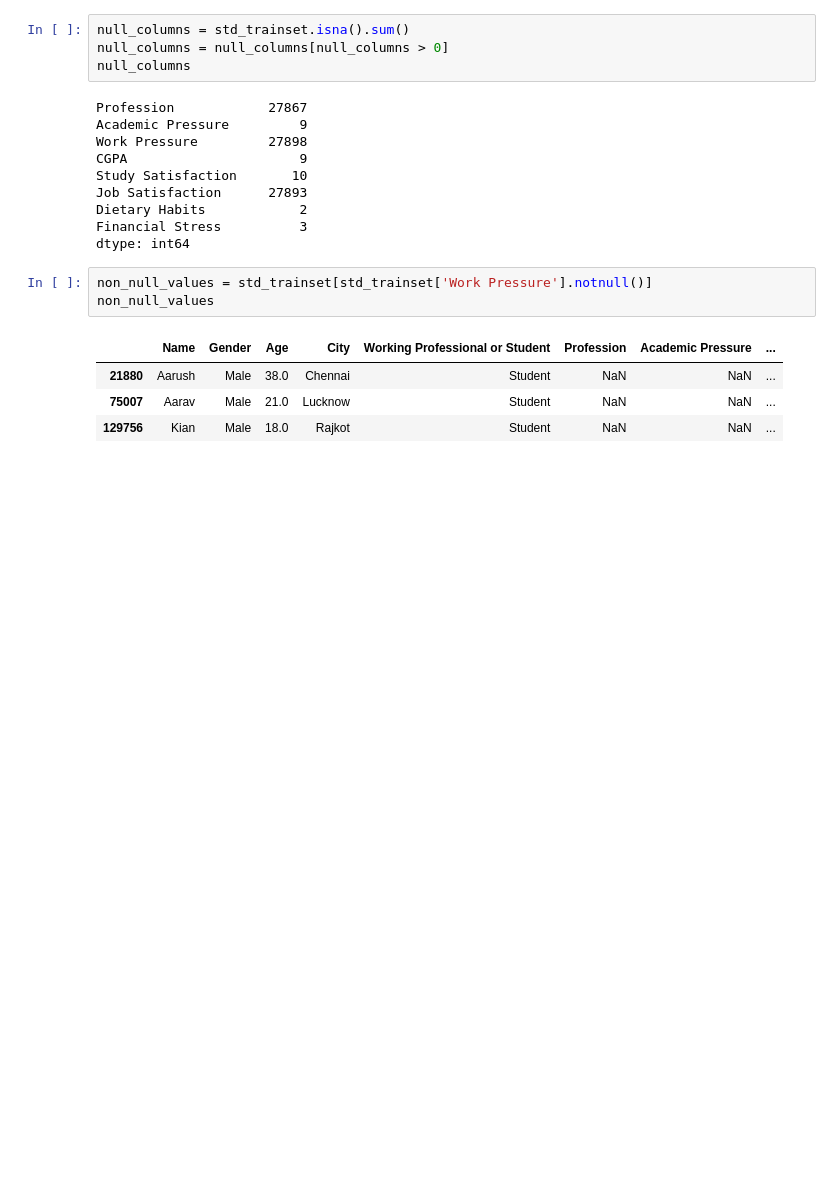
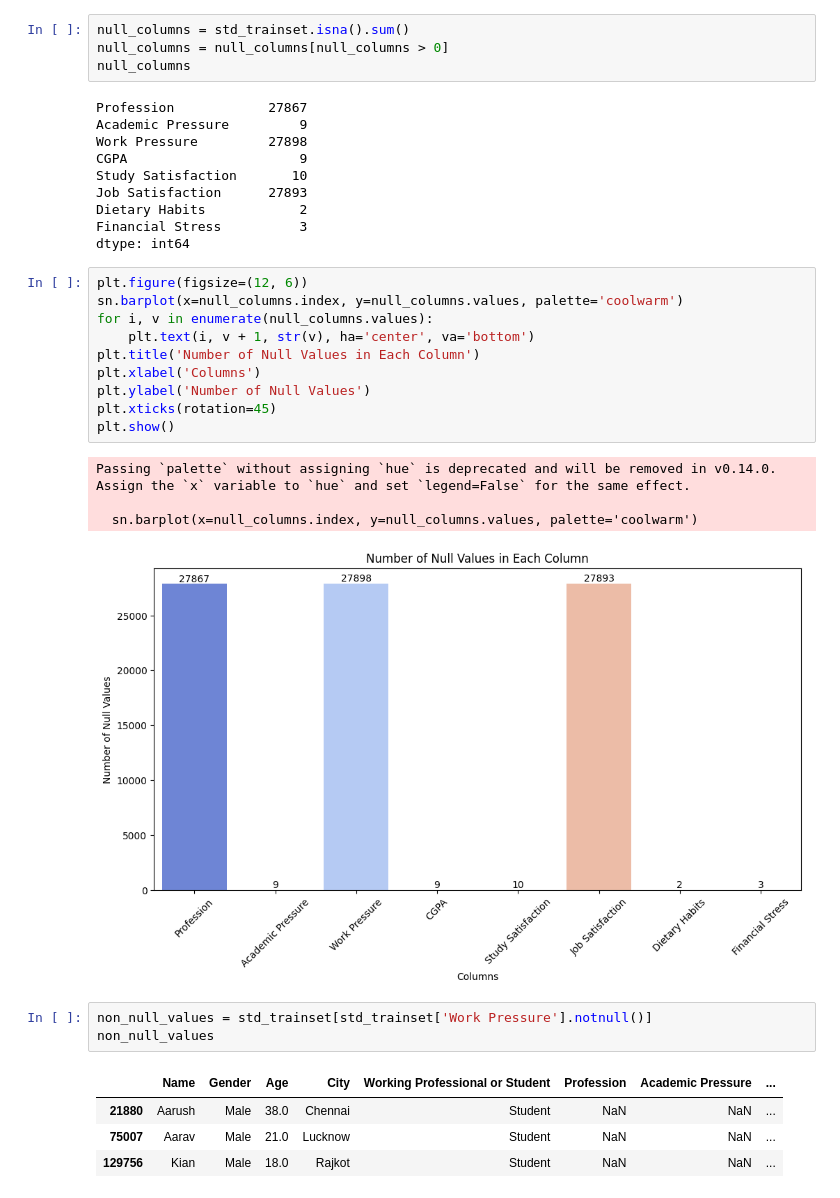
Before and after one commit to mutuceng/depression-risk-classification, a Jupyter notebook: Backend/ML/data_prep.ipynb, the cells around one changed output. Drawn from its saved outputs; the diff is of its cells as text; blank space fills up the shorter version.

```diff
--- a/Backend/ML/data_prep.ipynb
+++ b/Backend/ML/data_prep.ipynb
@@ -70,6 +70,21 @@ Job Satisfaction      27893
 Dietary Habits            2
 Financial Stress          3
 dtype: int64
+# %%
+plt.figure(figsize=(12, 6))
+sn.barplot(x=null_columns.index, y=null_columns.values, palette='coolwarm')
+for i, v in enumerate(null_columns.values):
+    plt.text(i, v + 1, str(v), ha='center', va='bottom')
+plt.title('Number of Null Values in Each Column')
+plt.xlabel('Columns')
+plt.ylabel('Number of Null Values')
+plt.xticks(rotation=45)
+plt.show()
+# %% [output]
+Passing `palette` without assigning `hue` is deprecated and will be removed in v0.14.0. Assign the `x` variable to `hue` and set `legend=False` for the same effect.
+
+  sn.barplot(x=null_columns.index, y=null_columns.values, palette='coolwarm')
+[figure, added]
 # %%
 non_null_values = std_trainset[std_trainset['Work Pressure'].notnull()]
 non_null_values
```
Also changed, not shown: parts of 34 cells of this notebook, 10 other files.
